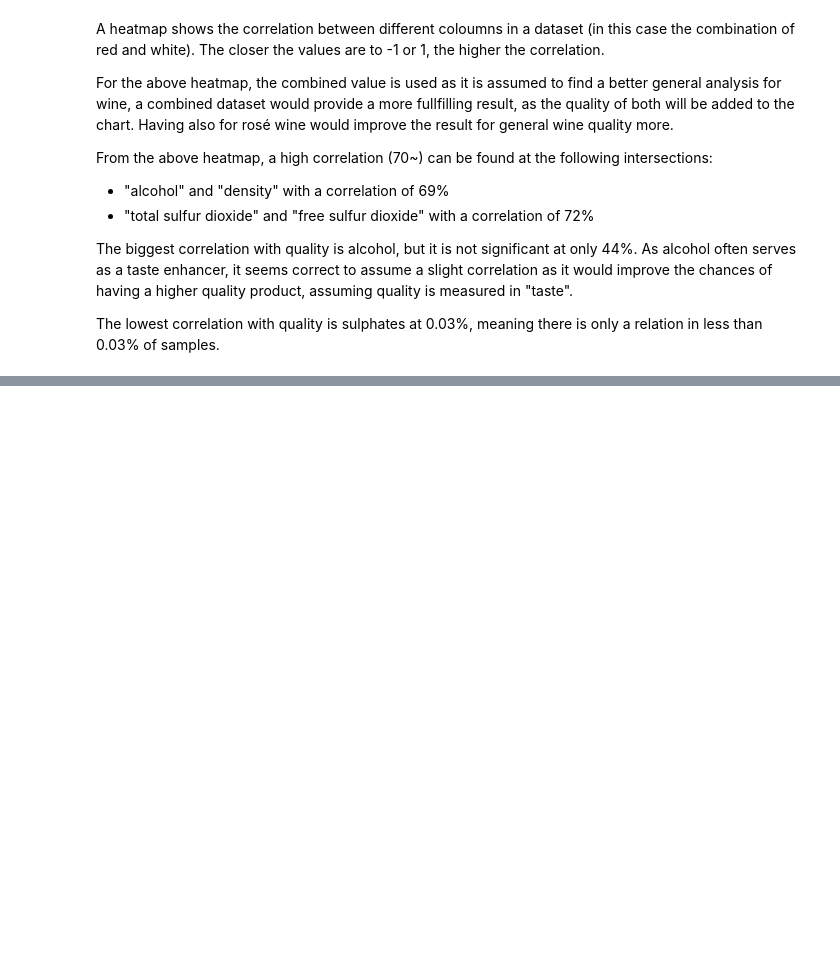
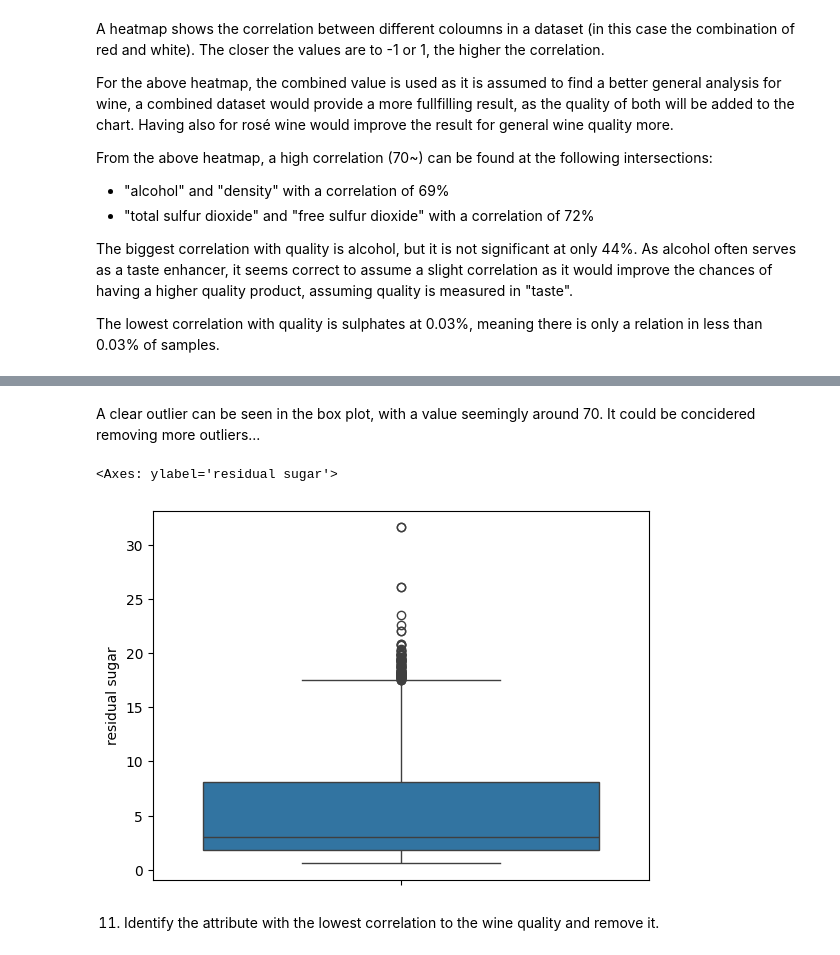
Before and after one commit to Peter537/Dat4-BI-MP2, a Jupyter notebook: winequality-magnus.ipynb, the cells around one changed output, grey strips where cells are left out. Drawn from its saved outputs; the diff is of its cells as text; code cells hidden in the pictures; blank space fills up the shorter version.

```diff
--- a/winequality-magnus.ipynb
+++ b/winequality-magnus.ipynb
@@ -282,0 +294,10 @@ The lowest correlation with quality is sulphates at 0.03%, meaning there is only
+# %% [markdown]
+A clear outlier can be seen in the box plot, with a value seemingly around 70. It could be concidered removing more outliers...
+# %%
+wines_filtered = wines[wines["residual sugar"] < 40]
+sns.boxplot(wines_filtered["residual sugar"])
+# %% [output]
+<Axes: ylabel='residual sugar'>
+[figure, added]
+# %% [markdown]
+11. Identify the attribute with the lowest correlation to the wine quality and remove it.
```
Also changed, not shown: parts of 8 cells of this notebook.
